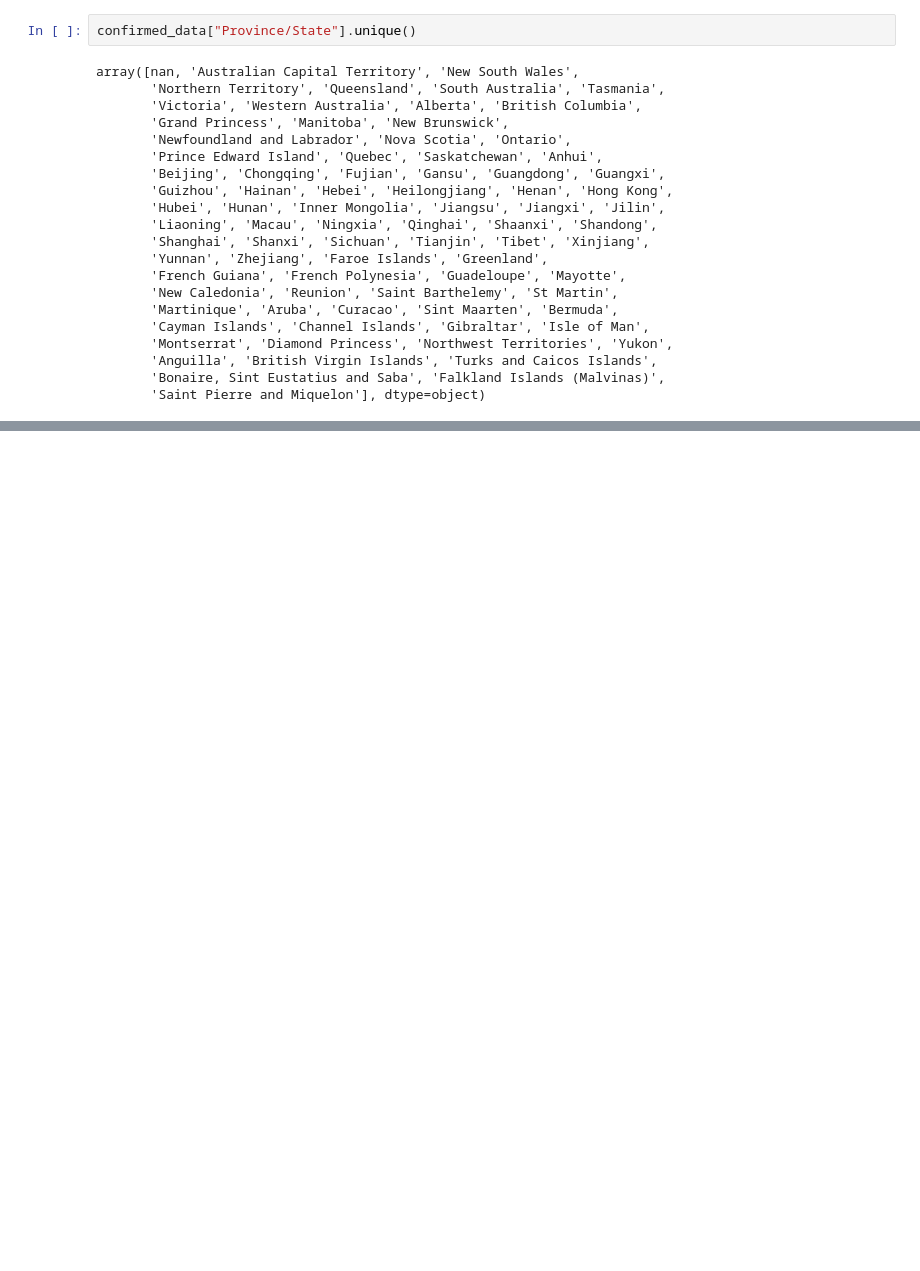
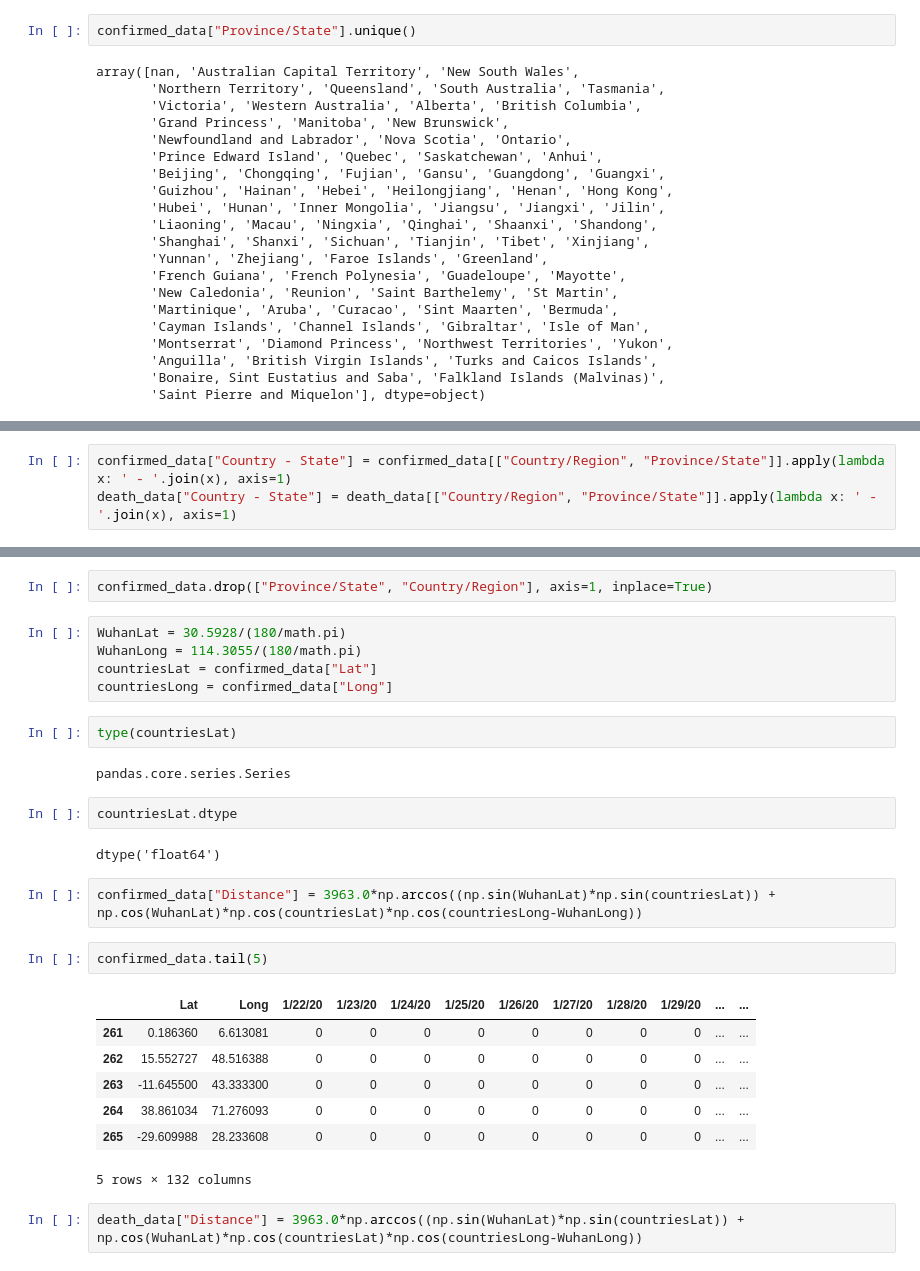
Before and after one commit to jdmarshall527/ucb, a Jupyter notebook: udacity/Capstone/Capstone data exploration.ipynb, the cells around one changed output, grey strips where cells are left out. Saved outputs shown, nothing was run; the diff lists cells and outputs as text; blank space fills up the shorter version.

```diff
--- a/udacity/Capstone/Capstone data exploration.ipynb
+++ b/udacity/Capstone/Capstone data exploration.ipynb
@@ -666,0 +75,3 @@ len(time_series_training)
+# %%
+confirmed_data["Country - State"] = confirmed_data[["Country/Region", "Province/State"]].apply(lambda x: ' - '.join(x), axis=1)
+death_data["Country - State"] = death_data[["Country/Region", "Province/State"]].apply(lambda x: ' - '.join(x), axis=1)
@@ -666,0 +100,29 @@ len(time_series_training)
+# %%
+confirmed_data.drop(["Province/State", "Country/Region"], axis=1, inplace=True)
+# %%
+WuhanLat = 30.5928/(180/math.pi)
+WuhanLong = 114.3055/(180/math.pi)
+countriesLat = confirmed_data["Lat"]
+countriesLong = confirmed_data["Long"]
+# %%
+type(countriesLat)
+# %% [output]
+pandas.core.series.Series
+# %%
+countriesLat.dtype
+# %% [output]
+dtype('float64')
+# %%
+confirmed_data["Distance"] = 3963.0*np.arccos((np.sin(WuhanLat)*np.sin(countriesLat)) + np.cos(WuhanLat)*np.cos(countriesLat)*np.cos(countriesLong-WuhanLong))
+# %%
+confirmed_data.tail(5)
+# %% [output]
+|  | Lat | Long | 1/22/20 | 1/23/20 | 1/24/20 | 1/25/20 | 1/26/20 | 1/27/20 | 1/28/20 | 1/29/20 | ... | ... |
+| 261 | 0.186360 | 6.613081 | 0 | 0 | 0 | 0 | 0 | 0 | 0 | 0 | ... | ... |
+| 262 | 15.552727 | 48.516388 | 0 | 0 | 0 | 0 | 0 | 0 | 0 | 0 | ... | ... |
+| 263 | -11.645500 | 43.333300 | 0 | 0 | 0 | 0 | 0 | 0 | 0 | 0 | ... | ... |
+| 264 | 38.861034 | 71.276093 | 0 | 0 | 0 | 0 | 0 | 0 | 0 | 0 | ... | ... |
+| 265 | -29.609988 | 28.233608 | 0 | 0 | 0 | 0 | 0 | 0 | 0 | 0 | ... | ... |
+5 rows × 132 columns
+# %%
+death_data["Distance"] = 3963.0*np.arccos((np.sin(WuhanLat)*np.sin(countriesLat)) + np.cos(WuhanLat)*np.cos(countriesLat)*np.cos(countriesLong-WuhanLong))
```
Also changed, not shown: parts of 86 cells of this notebook.
